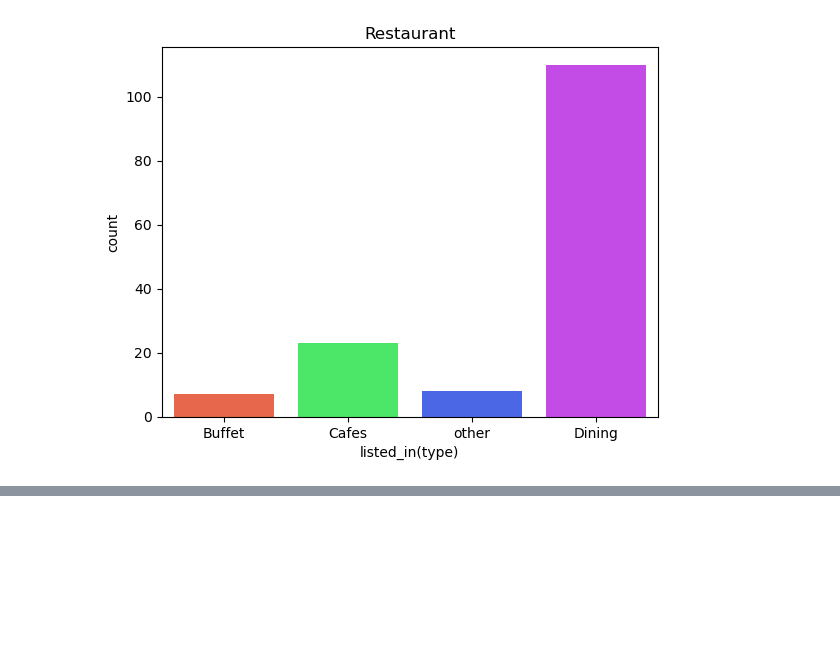
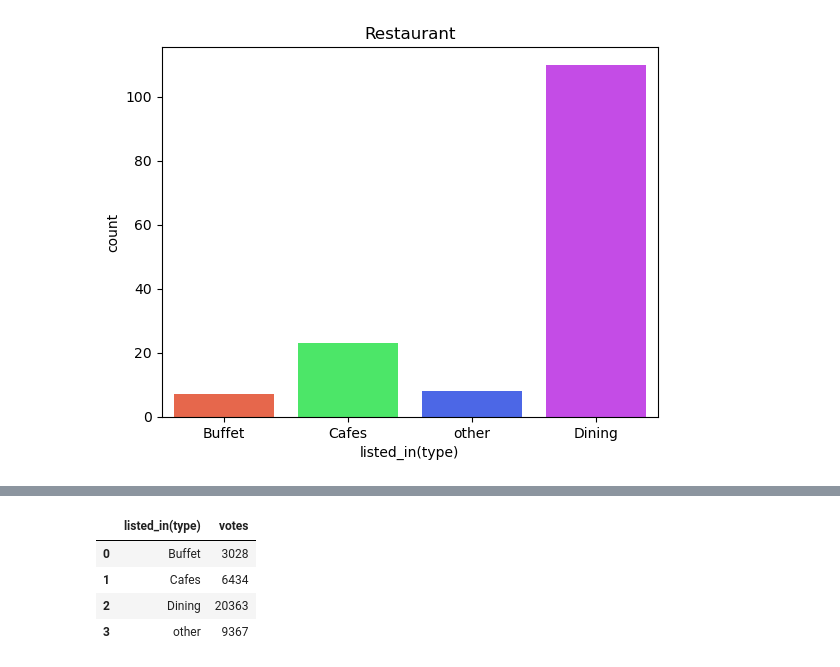
Before and after one commit to Rajesh-paul376/Assignment, a Jupyter notebook: Zomato/Zomoto.ipynb, the cells around one changed output, grey strips where cells are left out. Cells and saved outputs as stored; diff of their text form; code cells hidden in the pictures; blank space fills up the shorter version.

```diff
--- a/Zomato/Zomoto.ipynb
+++ b/Zomato/Zomoto.ipynb
@@ -70,0 +108,8 @@ Passing `palette` without assigning `hue` is deprecated and will be removed in v
+# %%
+group_type_vote
+# %% [output]
+|  | listed_in(type) | votes |
+| 0 | Buffet | 3028 |
+| 1 | Cafes | 6434 |
+| 2 | Dining | 20363 |
+| 3 | other | 9367 |
```
Also changed, not shown: parts of 9 cells of this notebook.
